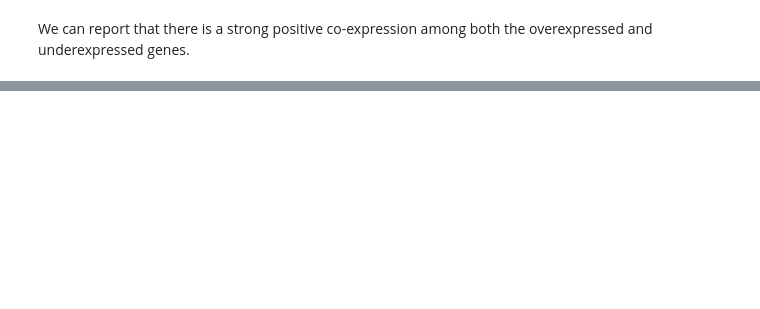
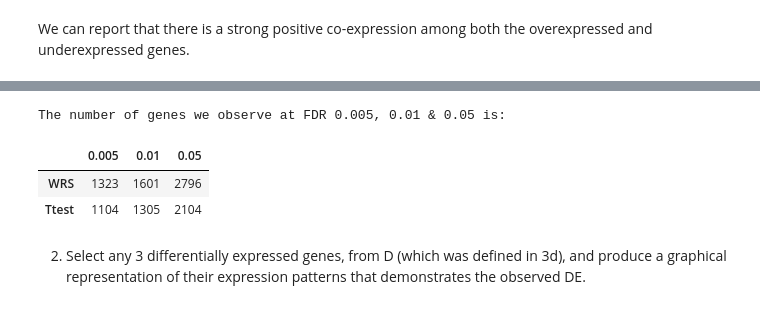
Before and after one commit to Omergral/Statistics_DataAnalysis_Msc, a Jupyter notebook: HW/HW4/311515381_206337768.ipynb, the cells around one changed output, grey strips where cells are left out. Saved outputs shown, nothing was run; the diff lists cells and outputs as text; code cells hidden in the pictures; blank space fills up the shorter version.

```diff
--- a/HW/HW4/311515381_206337768.ipynb
+++ b/HW/HW4/311515381_206337768.ipynb
@@ -230,0 +280,27 @@ We can report that there is a strong positive co-expression among both the overe
+# %%
+def calc_fdr(pvalues: np.array, threshold: float = 0.05):
+    """
+    Description
+    -----------
+    calculating FDR for given array of p-values and returning
+    the number of pvalues with FDR score that is smaller or equal to given threshold
+
+    Args
+    ----
+    pvalues (np.array) = numpy array of p-values
+    threshold (float) = desired threshold (0.05 by default)
+
+    Returns
+    -------
+    number of pvalues with FDR score that is smaller or equal to given threshold
+    """
+    N = len(pvalues)
+    total = 0
+
+    for idx, pval in enumerate(pvalues):
+        fdr = (pval * N) / (idx + 1)
+
+        if fdr <= threshold:
+            total += 1
+
+    return total
@@ -230,0 +361,17 @@ We can report that there is a strong positive co-expression among both the overe
+# %%
+wrs_values = [calc_fdr(WRS_new.T.Pvalue.sort_values(), threshold=i) for i in [0.005, 0.01, 0.05]]
+ttest_vales = [calc_fdr(Ttest_new.T.Pvalue.sort_values(), threshold=i) for i in [0.005, 0.01, 0.05]]
+answer_table = pd.DataFrame(list(zip(wrs_values, ttest_vales))).T
+answer_table.columns = ['0.005', '0.01', '0.05']
+answer_table.index = ['WRS', 'Ttest']
+print(f"The number of genes we observe at FDR 0.005, 0.01 & 0.05 is:\n")
+answer_table
+# %% [output]
+The number of genes we observe at FDR 0.005, 0.01 & 0.05 is:
+|  | 0.005 | 0.01 | 0.05 |
+| WRS | 1323 | 1601 | 2796 |
+| Ttest | 1104 | 1305 | 2104 |
+# %% [markdown]
+2. Select any 3 differentially expressed genes, from D (which
+was defined in 3d), and produce a graphical representation of
+their expression patterns that demonstrates the observed DE.
```
Also changed, not shown: parts of 30 cells of this notebook.
